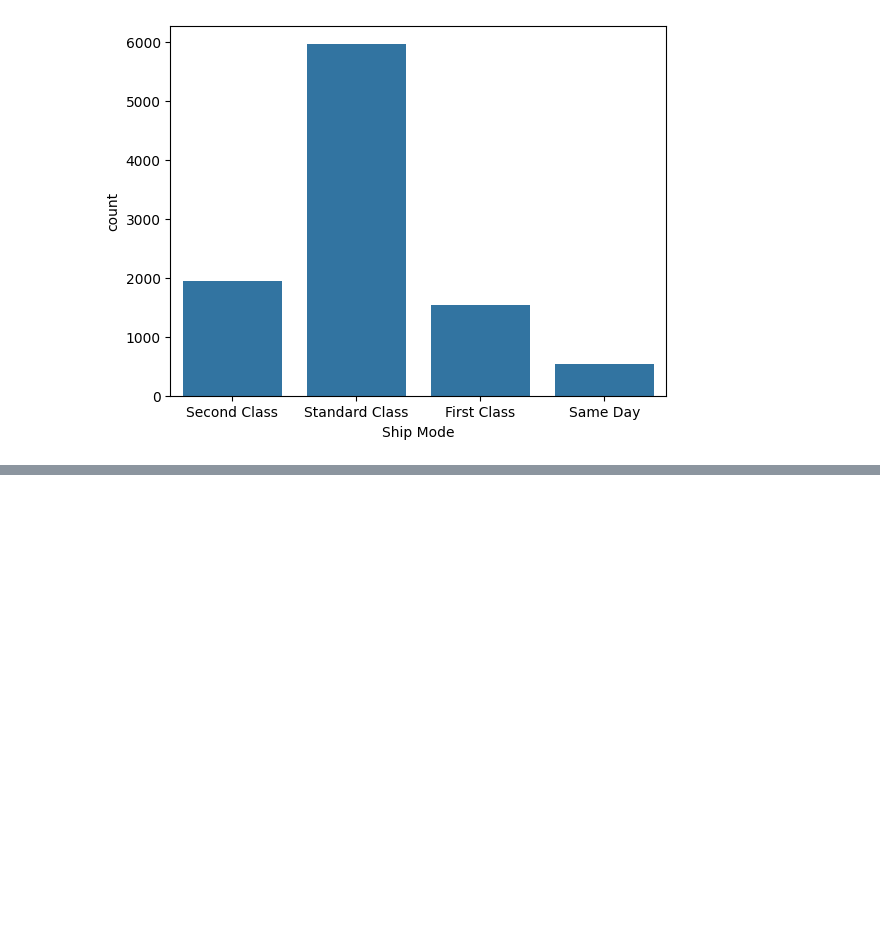
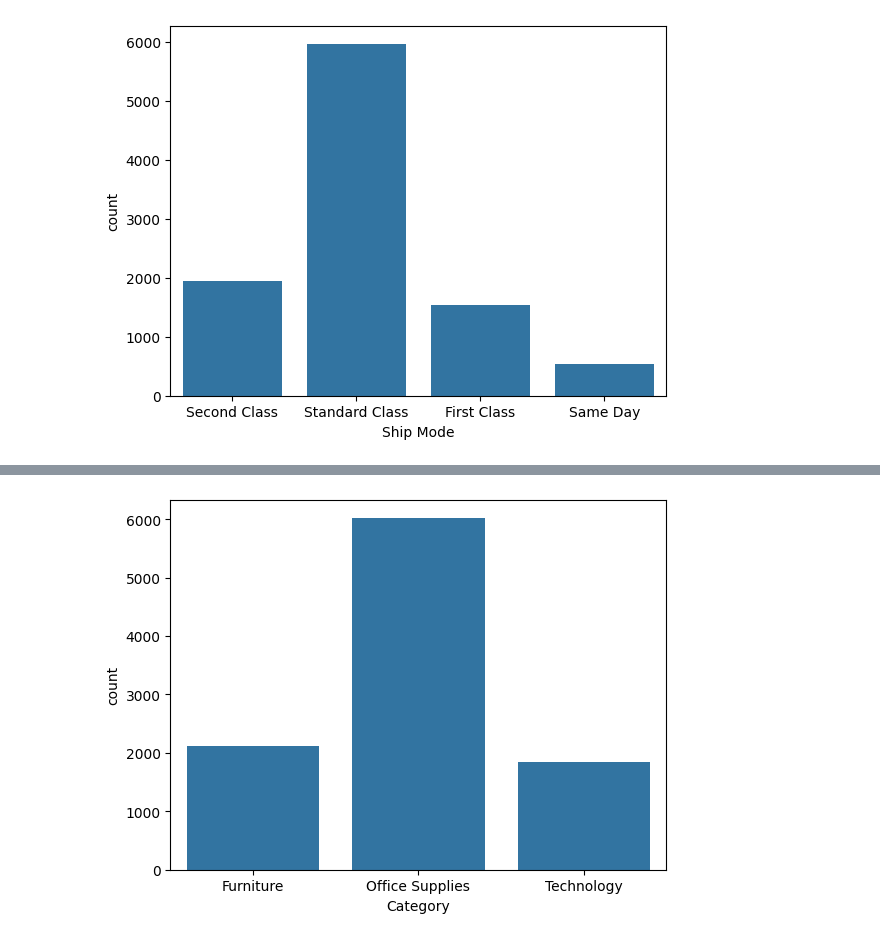
Before and after one commit to sudip-khanal/python-Basics, a Jupyter notebook: Untitled6.ipynb, the cells around one changed output, grey strips where cells are left out. Cells and saved outputs as stored; diff of their text form; code cells hidden in the pictures; blank space fills up the shorter version.

```diff
--- a/Untitled6.ipynb
+++ b/Untitled6.ipynb
@@ -79,0 +117,5 @@ plt.show()
+# %%
+sns.countplot(x='Category',data=dataset)
+plt.show()
+# %% [output]
+[figure, added]
```
Also changed, not shown: parts of 15 cells of this notebook.
